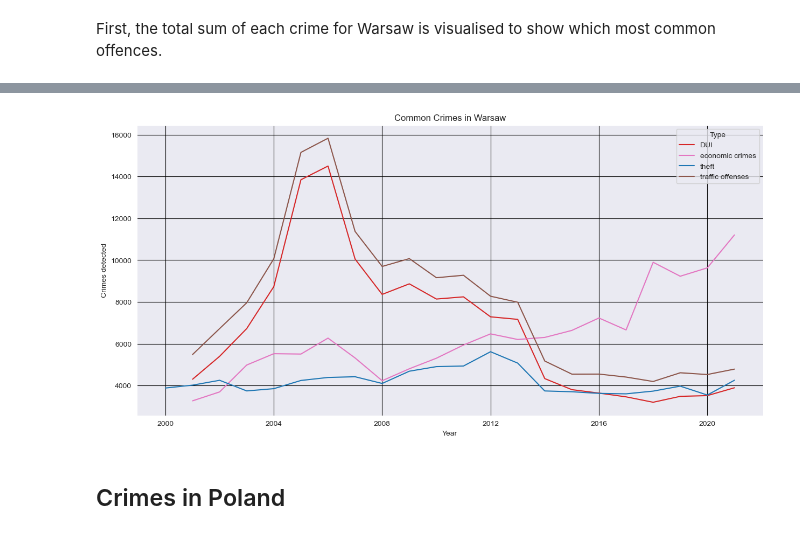
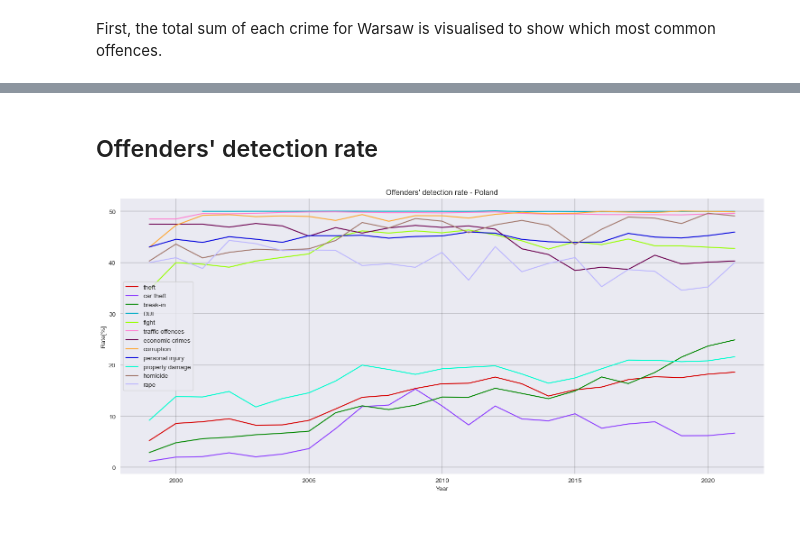
Before and after one commit to a-chmielewski/data-cleaning-EDA, a Jupyter notebook: Crimes_in_Poland.ipynb, the cells around one changed output, grey strips where cells are left out. Drawn from its saved outputs; the diff is of its cells as text; code cells hidden in the pictures.

```diff
--- a/Crimes_in_Poland.ipynb
+++ b/Crimes_in_Poland.ipynb
@@ -137,15 +148,19 @@ The year column format should contain year DateTime values only. Formatting is a
 Also, the crime type '17x7' and 'criminal offences' aren't relevant to this analysis.
 """
 
-crimes['Crimes detected'] = crimes['Crimes detected'].str.replace(' ', '')
-crimes['Crimes detected'] = pd.to_numeric(crimes['Crimes detected'], errors='coerce')
-crimes['Crimes established'] = crimes['Crimes established'].str.replace(' ', '')
-crimes['Crimes established'] =  pd.to_numeric(crimes['Crimes established'], errors='coerce')
-crimes['Year'] = pd.to_datetime(crimes['Year'].map('{:.0f}'.format), format='%Y')
-crimes['Year'] = crimes['Year'].dt.year
-crimes = crimes[crimes['Type']!='17x7'] # 17x7 means 7 most common crimes together so it can be skipped as it can
-crimes = crimes[crimes['Type']!='criminal offences'] # criminal offences is too vague to properly analyse
+crimes['detected_crimes'] = crimes['detected_crimes'].str.replace(' ', '')
+crimes['detected_crimes'] = pd.to_numeric(crimes['detected_crimes'], errors='coerce')
+crimes['confirmed_crimes'] = crimes['confirmed_crimes'].str.replace(' ', '')
+crimes['confirmed_crimes'] = pd.to_numeric(crimes['confirmed_crimes'], errors='coerce')
+crimes['year'] = pd.to_datetime(crimes['year'].map('{:.0f}'.format), format='%Y')
+crimes['year'] = crimes['year'].dt.year
+crimes = crimes[crimes['type'] != '17x7']  # 17x7 means 7 most common crimes together so it can be skipped as it can
+crimes = crimes[crimes['type'] != 'criminal offences']  # criminal offences is too vague to properly analyse
 crimes.dropna(inplace=True)
+crimes['confirmed_crimes'] = crimes['confirmed_crimes'].astype('int')
+crimes['detected_crimes'] = crimes['detected_crimes'].astype('int')
+crimes['crimes_total'] = crimes['confirmed_crimes'] + crimes[
+    'detected_crimes']  # Number of all crimes is calculated as a sum of crimes detected and confirmed
 crimes.info()
 # %% [output]
 <class 'pandas.core.frame.DataFrame'>
@@ -188,5 +321,5 @@ In the first step, the data filtered to Warsaw is analysed.
 # %%
-warsaw_crimes = crimes[crimes['Area']=='Warsaw']
+warsaw_crimes = crimes[crimes['area']=='Warsaw']
 warsaw_crimes.reset_index(inplace=True, drop=True)
 warsaw_crimes.head()
 # %% [output]
@@ -279,11 +383,18 @@ print(waw_mean_crimes)
+# %% [markdown]
+## Offenders' detection rate
 # %%
-fig4, ax4 = plt.subplots(figsize=(15,7))
+warsaw_crimes["off_det_rate"] = (warsaw_crimes["detected_crimes"] /
+                                 warsaw_crimes["crimes_total"]) * 100
+plt.subplots(figsize=(15, 7))
+sns.lineplot(data=warsaw_crimes, x="year", y="off_det_rate", hue="type", legend="auto",
+             palette=palette)
 
-sns.lineplot(data=grouped_df_common_crimes, x="Year", y="Crimes detected", hue="Type", legend="auto", palette=palette)
-plt.title('Common Crimes in Warsaw')
-plt.grid(color='k')
+plt.legend(loc='best')
+plt.title("Offenders' detection rate - Poland")
+plt.xlabel("Year")
+plt.ylabel("Rate[%]")
+plt.tight_layout()
+plt.grid(color='k', linewidth=0.2)
 plt.show()
 # %% [output]
-[figure, old version]
+[figure, new version]
-# %% [markdown]
-## Crimes in Poland
```
Also changed, not shown: parts of 51 cells of this notebook, 4 other files.
